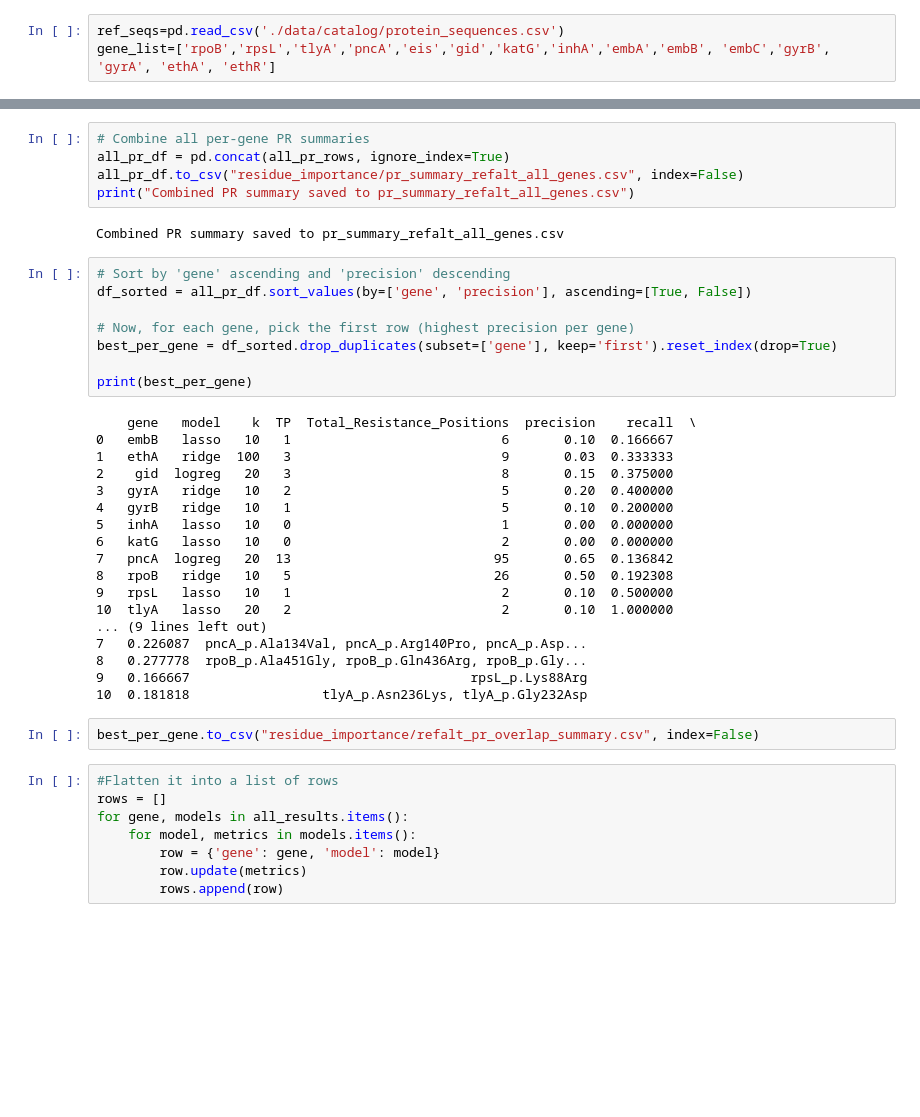
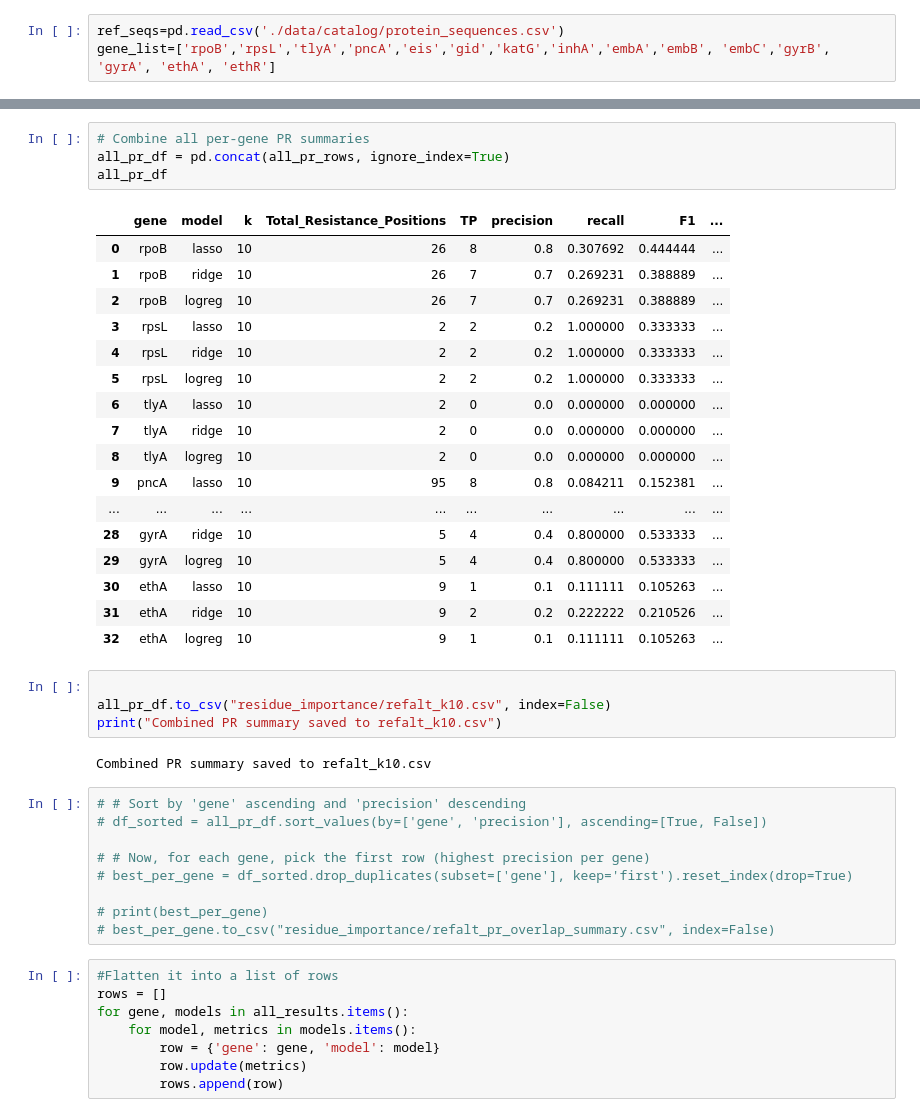
Before and after one commit to SAGE-Lab-UMass/Big-TB-benchmark, a Jupyter notebook: protein-tasks/regression_pipeline.ipynb, the cells around one changed output, grey strips where cells are left out. Saved outputs shown, nothing was run; the diff lists cells and outputs as text; blank space fills up the shorter version.

```diff
--- a/protein-tasks/regression_pipeline.ipynb
+++ b/protein-tasks/regression_pipeline.ipynb
@@ -184,38 +217,40 @@ Error processing ethR: No columns to parse from file
+# %%
+# Combine all per-gene PR summaries
+all_pr_df = pd.concat(all_pr_rows, ignore_index=True)
+all_pr_df
+# %% [output]
+|  | gene | model | k | Total_Resistance_Positions | TP | precision | recall | F1 | ... |
+| 0 | rpoB | lasso | 10 | 26 | 8 | 0.8 | 0.307692 | 0.444444 | ... |
+| 1 | rpoB | ridge | 10 | 26 | 7 | 0.7 | 0.269231 | 0.388889 | ... |
+| 2 | rpoB | logreg | 10 | 26 | 7 | 0.7 | 0.269231 | 0.388889 | ... |
+| 3 | rpsL | lasso | 10 | 2 | 2 | 0.2 | 1.000000 | 0.333333 | ... |
+| 4 | rpsL | ridge | 10 | 2 | 2 | 0.2 | 1.000000 | 0.333333 | ... |
+| 5 | rpsL | logreg | 10 | 2 | 2 | 0.2 | 1.000000 | 0.333333 | ... |
+| 6 | tlyA | lasso | 10 | 2 | 0 | 0.0 | 0.000000 | 0.000000 | ... |
+| 7 | tlyA | ridge | 10 | 2 | 0 | 0.0 | 0.000000 | 0.000000 | ... |
+| 8 | tlyA | logreg | 10 | 2 | 0 | 0.0 | 0.000000 | 0.000000 | ... |
+| 9 | pncA | lasso | 10 | 95 | 8 | 0.8 | 0.084211 | 0.152381 | ... |
+| ... | ... | ... | ... | ... | ... | ... | ... | ... | ... |
+| 28 | gyrA | ridge | 10 | 5 | 4 | 0.4 | 0.800000 | 0.533333 | ... |
+| 29 | gyrA | logreg | 10 | 5 | 4 | 0.4 | 0.800000 | 0.533333 | ... |
+| 30 | ethA | lasso | 10 | 9 | 1 | 0.1 | 0.111111 | 0.105263 | ... |
+| 31 | ethA | ridge | 10 | 9 | 2 | 0.2 | 0.222222 | 0.210526 | ... |
+| 32 | ethA | logreg | 10 | 9 | 1 | 0.1 | 0.111111 | 0.105263 | ... |
 # %%
-# Combine all per-gene PR summaries
-all_pr_df = pd.concat(all_pr_rows, ignore_index=True)
-all_pr_df.to_csv("residue_importance/pr_summary_refalt_all_genes.csv", index=False)
-print("Combined PR summary saved to pr_summary_refalt_all_genes.csv")
+
+all_pr_df.to_csv("residue_importance/refalt_k10.csv", index=False)
+print("Combined PR summary saved to refalt_k10.csv")
 # %% [output]
-Combined PR summary saved to pr_summary_refalt_all_genes.csv
+Combined PR summary saved to refalt_k10.csv
 # %%
-# Sort by 'gene' ascending and 'precision' descending
-df_sorted = all_pr_df.sort_values(by=['gene', 'precision'], ascending=[True, False])
+# # Sort by 'gene' ascending and 'precision' descending
+# df_sorted = all_pr_df.sort_values(by=['gene', 'precision'], ascending=[True, False])
 
-# Now, for each gene, pick the first row (highest precision per gene)
-best_per_gene = df_sorted.drop_duplicates(subset=['gene'], keep='first').reset_index(drop=True)
+# # Now, for each gene, pick the first row (highest precision per gene)
+# best_per_gene = df_sorted.drop_duplicates(subset=['gene'], keep='first').reset_index(drop=True)
 
-print(best_per_gene)
+# print(best_per_gene)
+# best_per_gene.to_csv("residue_importance/refalt_pr_overlap_summary.csv", index=False)
-# %% [output]
-    gene   model    k  TP  Total_Resistance_Positions  precision    recall  \
-0   embB   lasso   10   1                           6       0.10  0.166667
-1   ethA   ridge  100   3                           9       0.03  0.333333
-2    gid  logreg   20   3                           8       0.15  0.375000
-3   gyrA   ridge   10   2                           5       0.20  0.400000
-4   gyrB   ridge   10   1                           5       0.10  0.200000
-5   inhA   lasso   10   0                           1       0.00  0.000000
-6   katG   lasso   10   0                           2       0.00  0.000000
-7   pncA  logreg   20  13                          95       0.65  0.136842
-8   rpoB   ridge   10   5                          26       0.50  0.192308
-9   rpsL   lasso   10   1                           2       0.10  0.500000
-10  tlyA   lasso   20   2                           2       0.10  1.000000
-... (9 lines left out)
-7   0.226087  pncA_p.Ala134Val, pncA_p.Arg140Pro, pncA_p.Asp...
-8   0.277778  rpoB_p.Ala451Gly, rpoB_p.Gln436Arg, rpoB_p.Gly...
-9   0.166667                                    rpsL_p.Lys88Arg
-10  0.181818                 tlyA_p.Asn236Lys, tlyA_p.Gly232Asp
-# %%
-best_per_gene.to_csv("residue_importance/refalt_pr_overlap_summary.csv", index=False)
 # %%
 #Flatten it into a list of rows
 rows = []
```
Also changed, not shown: parts of 13 cells of this notebook, 8 other files.
